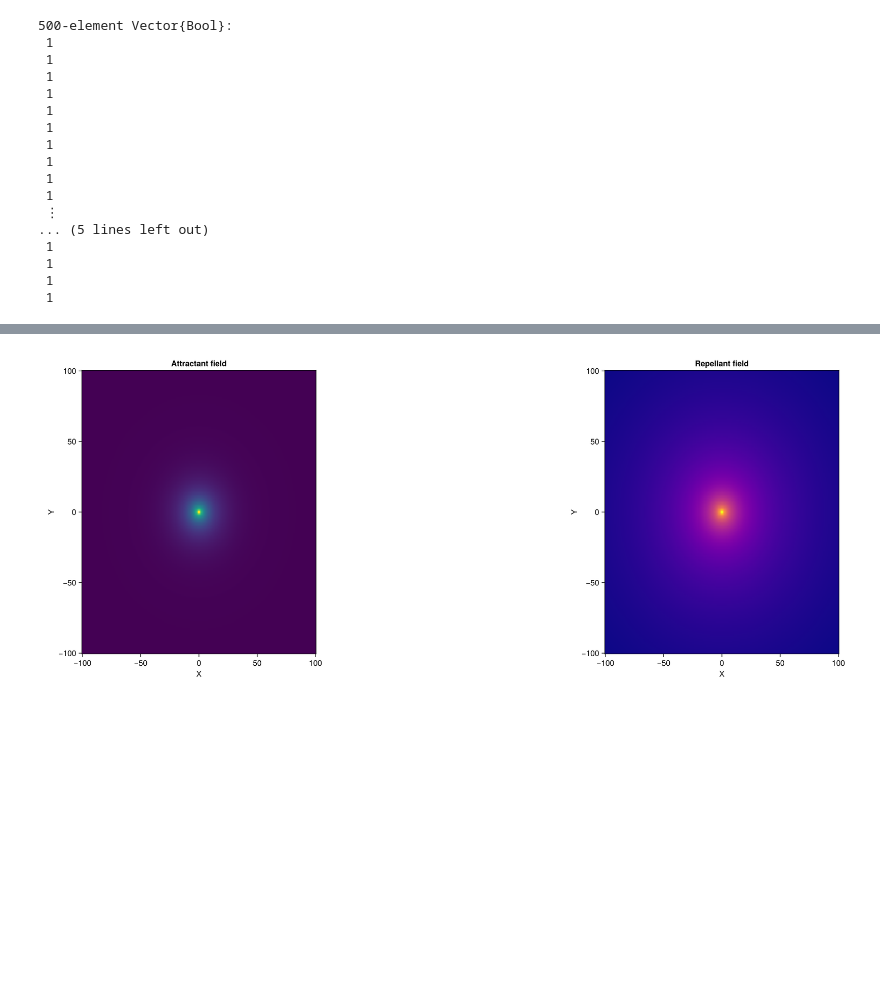
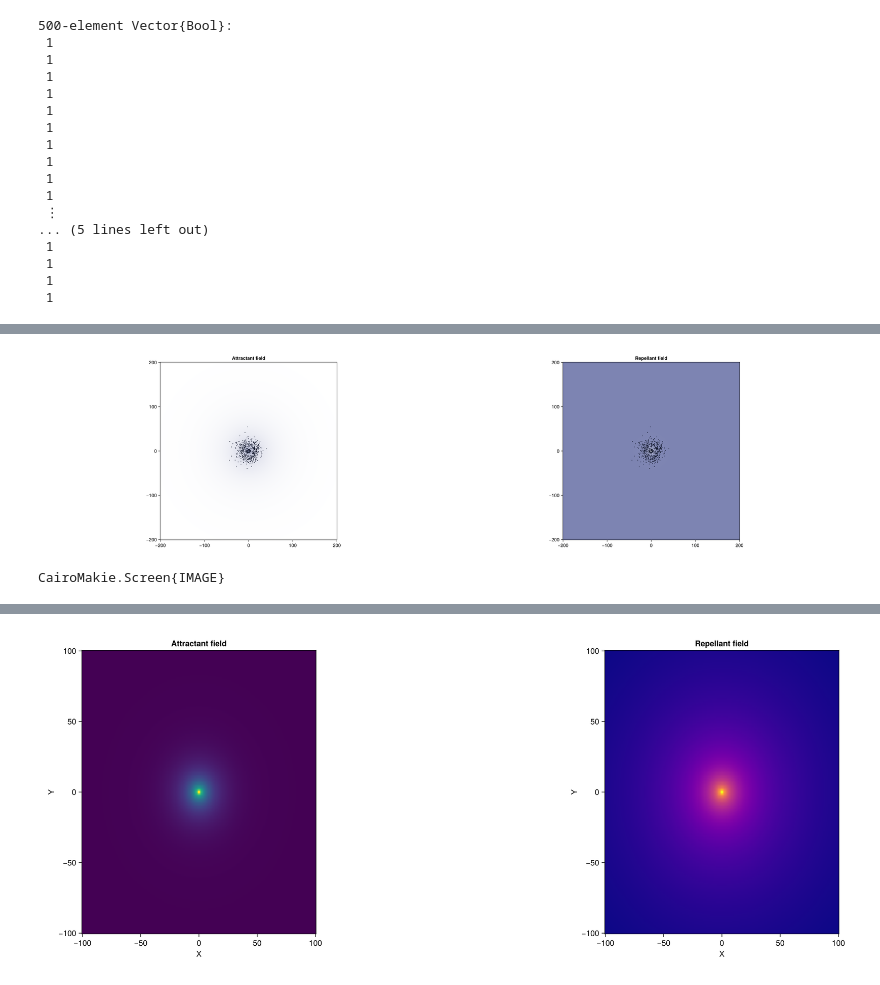
Before and after one commit to jmarib/CellBasedModels.jl, a Jupyter notebook: examples/fixed_source_pos_neg.ipynb, the cells around one changed output, grey strips where cells are left out. Saved outputs shown, nothing was run; the diff lists cells and outputs as text; code cells hidden in the pictures; blank space fills up the shorter version.

```diff
--- a/examples/fixed_source_pos_neg.ipynb
+++ b/examples/fixed_source_pos_neg.ipynb
@@ -320,0 +472,54 @@ end
+# %%
+using CairoMakie
+fig = Figure(size=(2400,600))
+
+dark = colorant"#645986"
+bac = colorant"#0E1428"
+dark2 = colorant"#7D84B2"
+light = colorant"#F2EEF9"
+white = colorant"#FFFFFF"
+cmap = cgrad([white, dark2])
+cmap2 = cgrad([dark2, white])
+
+len = Int(200 + 200)
+x_grid = range(-200, 200, length=len)
+y_grid = range(-200, 200, length=len)
+
+X, Y = meshgrid(x_grid, y_grid)
+
+λ = sqrt(20 / 0.005) #Attractant
+λ2 = sqrt(3.33 / 0.03) #Repellant
+r1 = sqrt.((X .- 0).^2 .+ (Y .- 0).^2)
+
+mm_grid = @. 1.0 * besselk(0, r1 / λ)
+mm_grid2 = @. 1.0 * besselk(0, r1 / λ2)
+
+jldopen("fsb_posneg_p05_r1.jld2", "r") do file
+
+
+        x = Vector{Float64}(undef, 1)
+        y = Vector{Float64}(undef, 1)
+
+        ax = Axis(fig[1, 1], aspect=1, title = "Attractant field")
+        ax2 = Axis(fig[1, 2], aspect=1, title = "Repellant field")
+
+        g = file[@sprintf("step_%06d", 25000)]
+        hm = heatmap!(ax, x_grid, y_grid, mm_grid, colormap=cmap)
+        hm = heatmap!(ax2, x_grid, y_grid, mm_grid2, colormap=cmap2)
+
+        x = g["x"]
+        y = g["y"]
+        theta = g["theta"]
+        l = 3
+
+        for i in 1:length(x)
+            scatter!(ax, x[i], y[i], color=bac, markersize=3)
+            scatter!(ax2, x[i], y[i], color=bac, markersize=3)
+        end
+
+end
+
+display(fig)
+# %% [output]
+[figure, added]
+CairoMakie.Screen{IMAGE}
```
Also changed, not shown: parts of 7 cells of this notebook, 2 other files.
